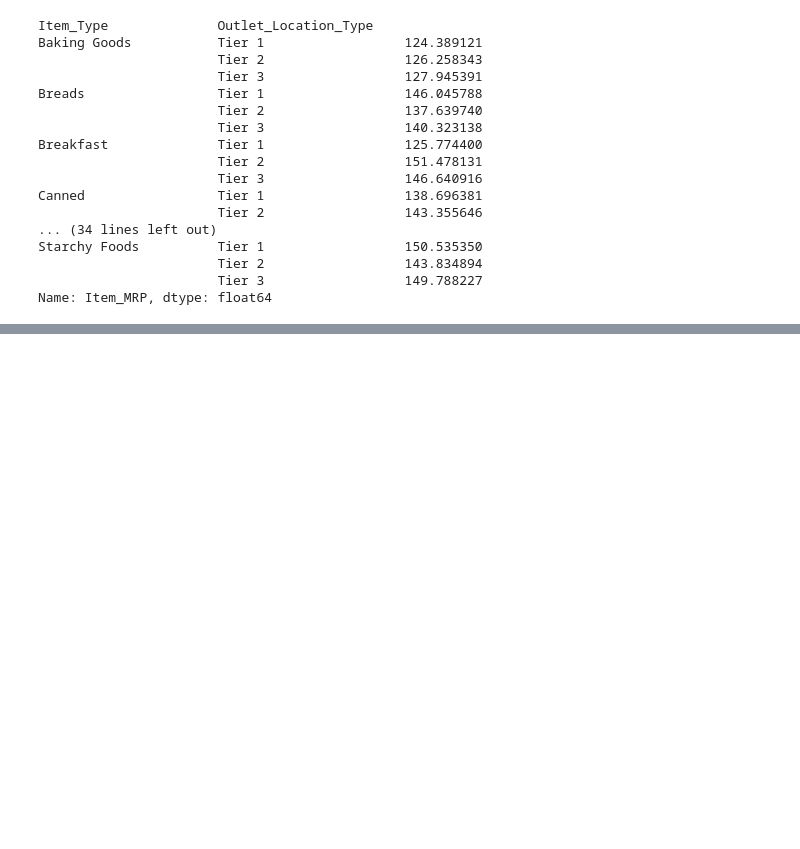
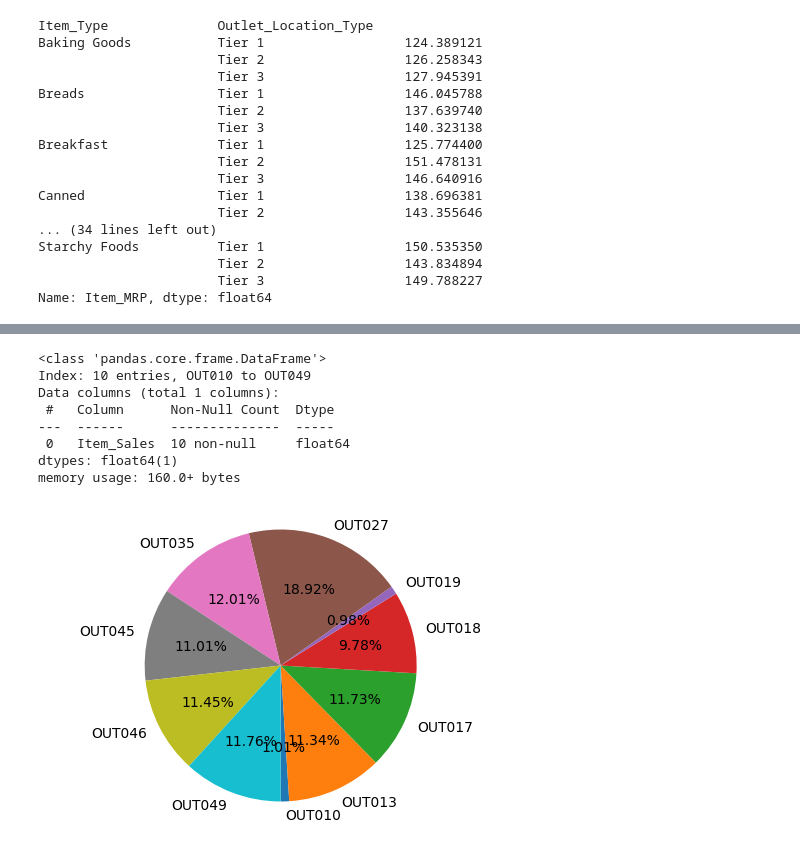
Before and after one commit to garrettfenchel/Coding-Dojo-Predicting-Sales-Volume, a Jupyter notebook: Project_1.ipynb, the cells around one changed output, grey strips where cells are left out. Saved outputs shown, nothing was run; the diff lists cells and outputs as text; code cells hidden in the pictures; blank space fills up the shorter version.

```diff
--- a/Project_1.ipynb
+++ b/Project_1.ipynb
@@ -328,0 +385,25 @@ plt.scatter(sales_baking["Item_Visibility"],sales_baking["Item_MRP"])
+# %%
+#Percent of Sales by Outlet
+sales_group = sales_clean.groupby(["Outlet_Identifier"])[["Item_Sales"]].sum()
+sales_group.info()
+fig=plt.figure(dpi=100)
+
+x = sales_group.index
+y = sales_group["Item_Sales"]
+explotar = [0, 0, 0.1, 0]
+
+ax1 = fig.add_subplot(1,1,1)
+ax1.pie(y, labels=x, autopct="%.2f%%", shadow = False, startangle=-90)
+ax1.axis("equal") #asegura proporcion igualitaria, vale decir, suma de porcentajes 100% (círculo)
+
+plt.show()
+# %% [output]
+<class 'pandas.core.frame.DataFrame'>
+Index: 10 entries, OUT010 to OUT049
+Data columns (total 1 columns):
+ #   Column      Non-Null Count  Dtype
+---  ------      --------------  -----
+ 0   Item_Sales  10 non-null     float64
+dtypes: float64(1)
+memory usage: 160.0+ bytes
+[figure, added]
```
Also changed, not shown: parts of 17 cells of this notebook.
